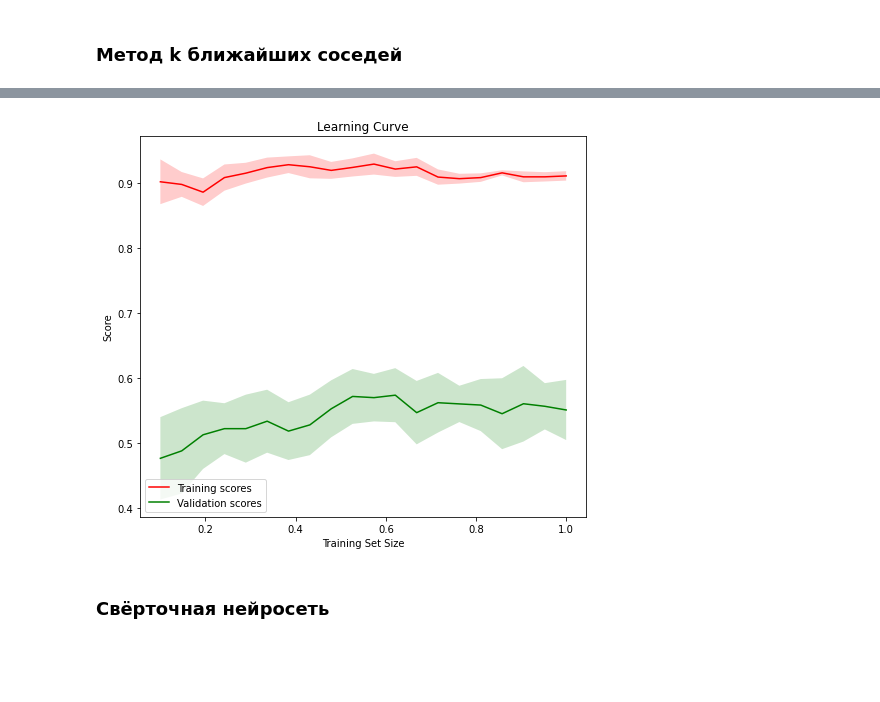
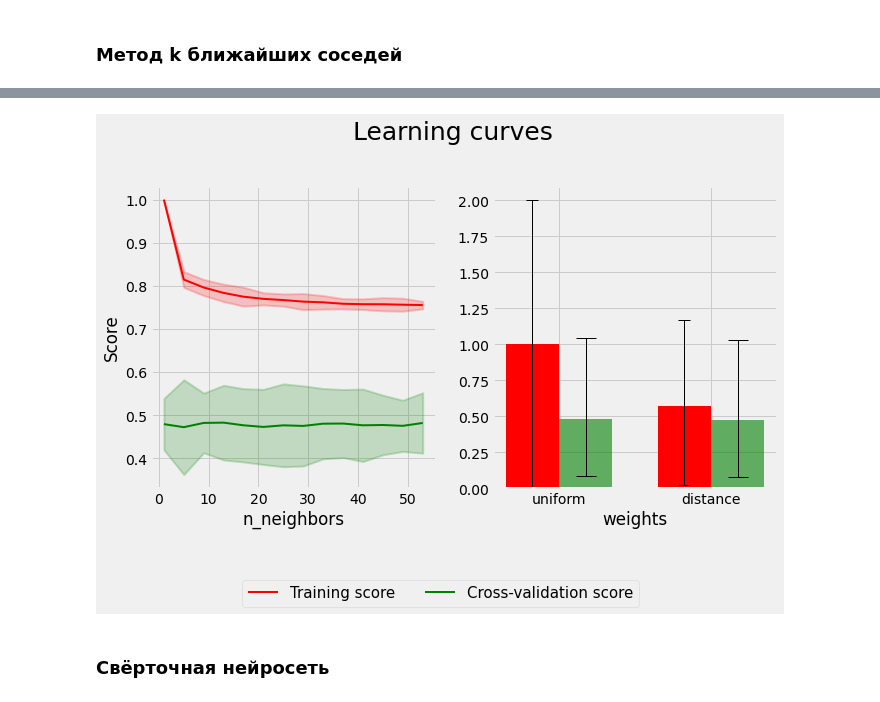
Before and after one commit to ElizavetaWow/ML_course_work, a Jupyter notebook: work_main.ipynb, the cells around one changed output, grey strips where cells are left out. Cells and saved outputs as stored; diff of their text form; code cells hidden in the pictures; blank space fills up the shorter version.

```diff
--- a/work_main.ipynb
+++ b/work_main.ipynb
@@ -628,5 +814,5 @@ weighted avg       0.59      0.40      0.32       300
 # %% [markdown]
 Обучающие кривые
 # %%
-print_learning_curve(grid_result_logreg, x_train_scaled, y_train)
+print_learning_curve(grid_result_logreg, params_logreg)
 # %% [output]
@@ -675,4 +869,0 @@ weighted avg       0.11      0.33      0.17       300
-# %%
-svc1 = svm.SVC(gamma= 0.01, kernel= 'rbf')
-svc1.fit(x_train_scaled, y_train)
-y_pred1 = svc1.predict(x_test_scaled)
@@ -694,4 +870,4 @@ weighted avg       0.11      0.33      0.17       300
 # %% [markdown]
 Обучающие кривые
 # %%
-print_learning_curve(grid_result_svc, x_train_scaled, y_train)
+print_learning_curve(grid_result_svc, params_svc)
@@ -698,14 +876,15 @@ print_learning_curve(grid_result_svc, x_train_scaled, y_train)
 # %% [markdown]
 ### Метод k ближайших соседей
 # %%
-parameters = [{'n_neighbors': list(range(1, 20, 4)), 'weights': ['uniform', 'distance']}]
+params_kneighbors = {'n_neighbors': list(range(1, round(x_train_reduced.shape[0]**(1/2)), 4)), 'weights': ['uniform', 'distance']}
 kneighbors = KNeighborsClassifier(n_neighbors=5)
 grid_search_kneighbors = GridSearchCV(estimator = kneighbors,
-                           param_grid = parameters,
-                           scoring = 'f1',
+                           param_grid = params_kneighbors,
+                           scoring = 'f1_weighted',
                            cv = kfold,
+                           return_train_score=True,
                            verbose=0)
 
-grid_result_kneighbors = grid_search_kneighbors.fit(x_train_scaled, y_train)
+grid_result_kneighbors = grid_search_kneighbors.fit(x_train_reduced, y_train)
 # %%
 print_grid_report(grid_result_kneighbors)
@@ -716,7 +926,7 @@ print_report(y_test, y_pred_kneighbors, classes_dict)
 # %%
-print_learning_curve(grid_result_kneighbors, x_train_scaled, y_train)
+print_learning_curve(grid_result_kneighbors, params_kneighbors)
 # %% [output]
-[figure, old version]
+[figure, new version]
 # %% [markdown]
 ### Свёрточная нейросеть
 # %% [markdown]
```
Also changed, not shown: parts of 84 cells of this notebook.
